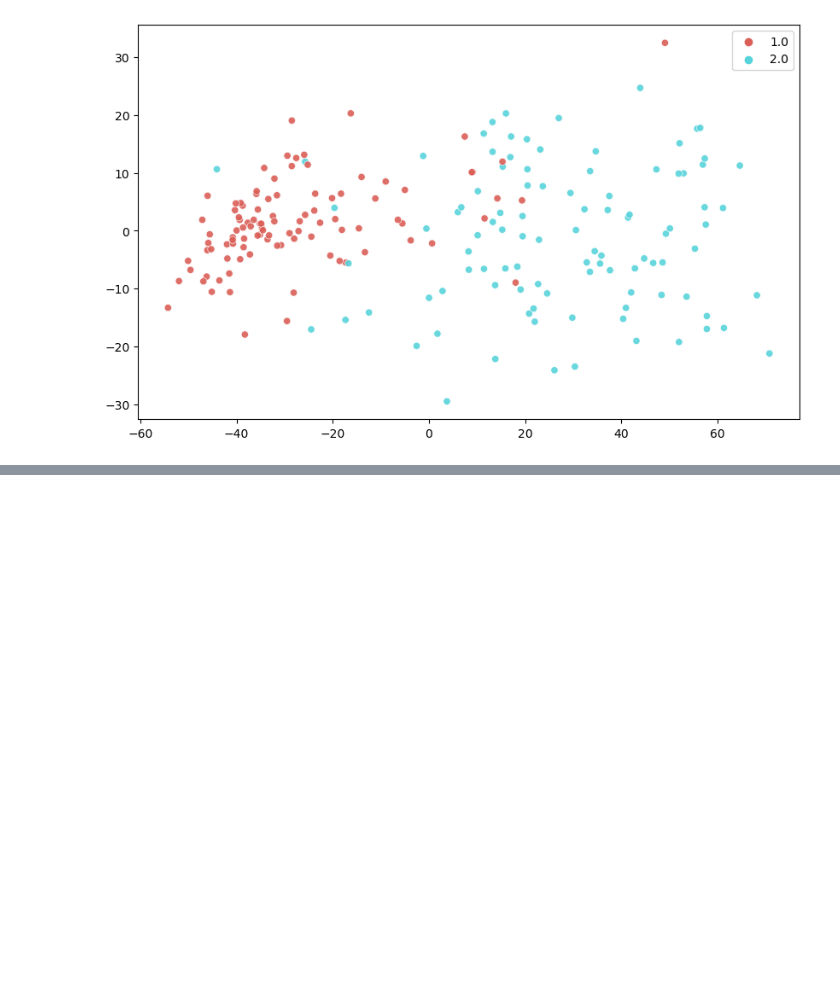
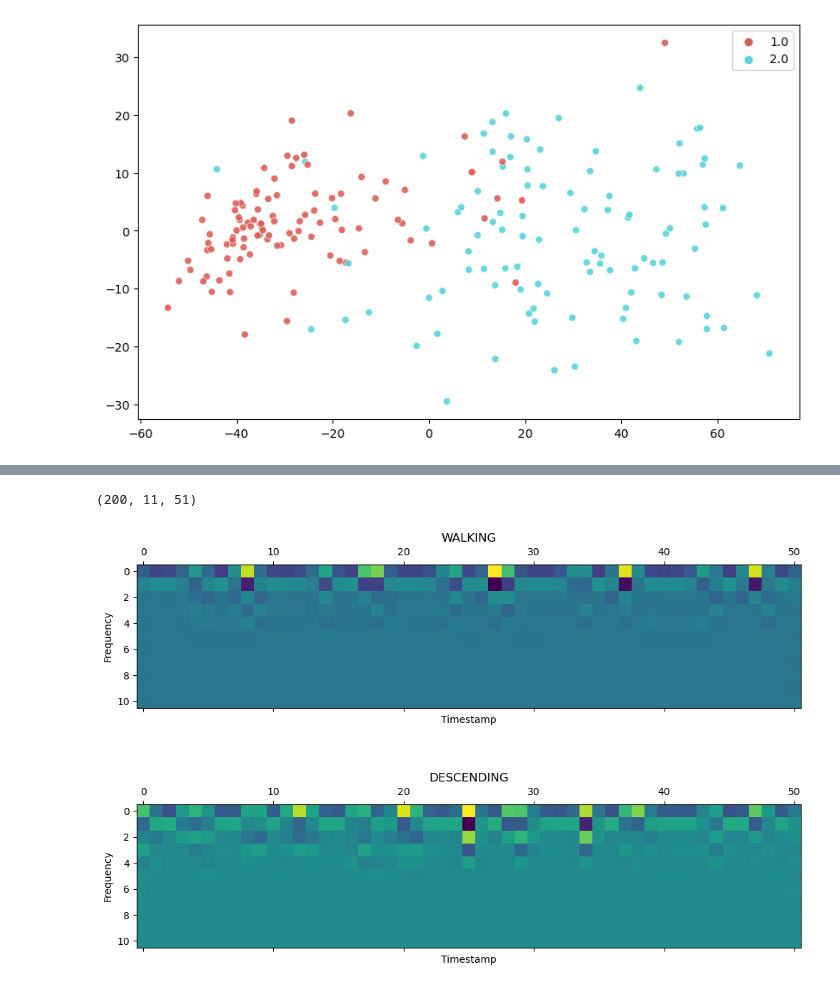
Before and after one commit to yalda-amirsoleymani/har-dataset-processing, a Jupyter notebook: processing.ipynb, the cells around one changed output, grey strips where cells are left out. Saved outputs shown, nothing was run; the diff lists cells and outputs as text; code cells hidden in the pictures; blank space fills up the shorter version.

```diff
--- a/processing.ipynb
+++ b/processing.ipynb
@@ -464,0 +498,43 @@ plot_svm(clf, X, y)
+# %%
+# To store stft of signals
+stft_feats = []
+
+# To store ground truths
+gt = []
+
+
+for t in np.arange(0, 100*5, 5):
+    x = dset.get(ActivityType.WALKING, Sensor.LEFT_ANKLE, start=t, duration=5)
+    x = low_pass(get_magnitude(x), 20)
+    _, _, z = stft(x, 1/SAMPLE_RATE, nperseg=20)
+    # Normalize
+    z = np.real(z)
+    z = (z - z.mean()) / z.std()
+    stft_feats.append(z)
+    gt.append(ActivityType.WALKING.value)
+
+    x = dset.get(ActivityType.DESCENDING, Sensor.LEFT_ANKLE, start=t, duration=5)
+    x = low_pass(get_magnitude(x), 20)
+    _, _, z = stft(x, 1/SAMPLE_RATE, nperseg=20)
+    # Normalize
+    z = np.real(z)
+    z = (z - z.mean()) / z.std()
+    stft_feats.append(z)
+    gt.append(ActivityType.DESCENDING.value)
+
+stft_feats = np.array(stft_feats)
+print(stft_feats.shape)
+
+# Visualize the first two specimens
+plt.figure(figsize=(12, 8))
+plt.tight_layout()
+
+for i in range(2):
+    ax = plt.subplot(211 + i)
+    ax.matshow(stft_feats[i])
+    ax.set_title(ActivityType(gt[i]).name)
+    ax.set_xlabel("Timestamp")
+    ax.set_ylabel("Frequency")
+# %% [output]
+(200, 11, 51)
+[figure, added]
```
Also changed, not shown: parts of 18 cells of this notebook.
